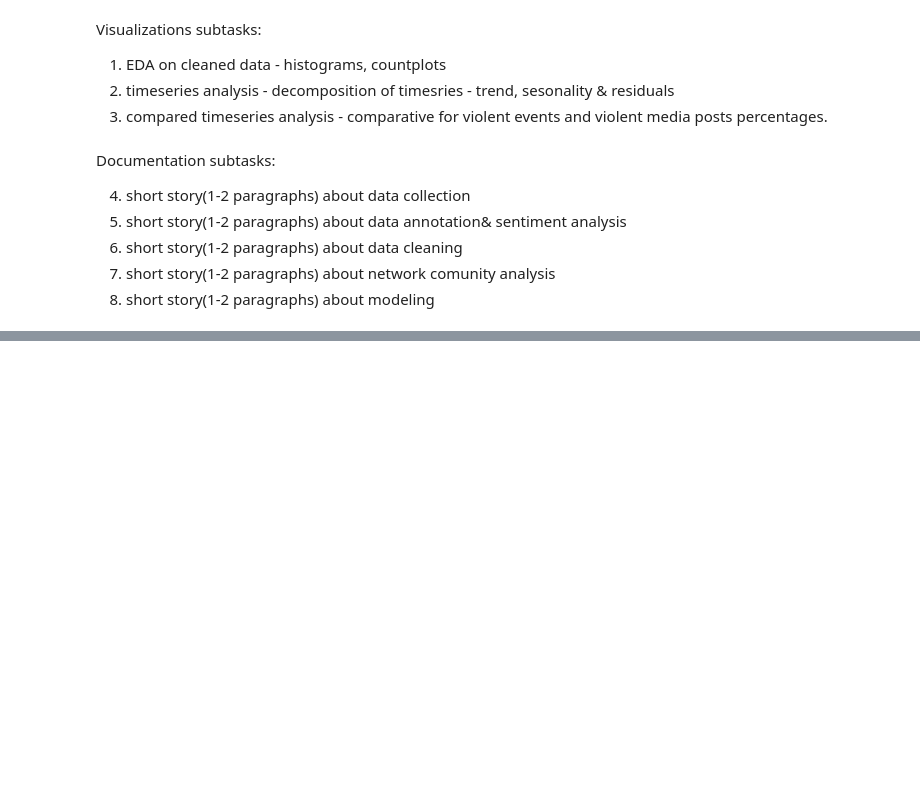
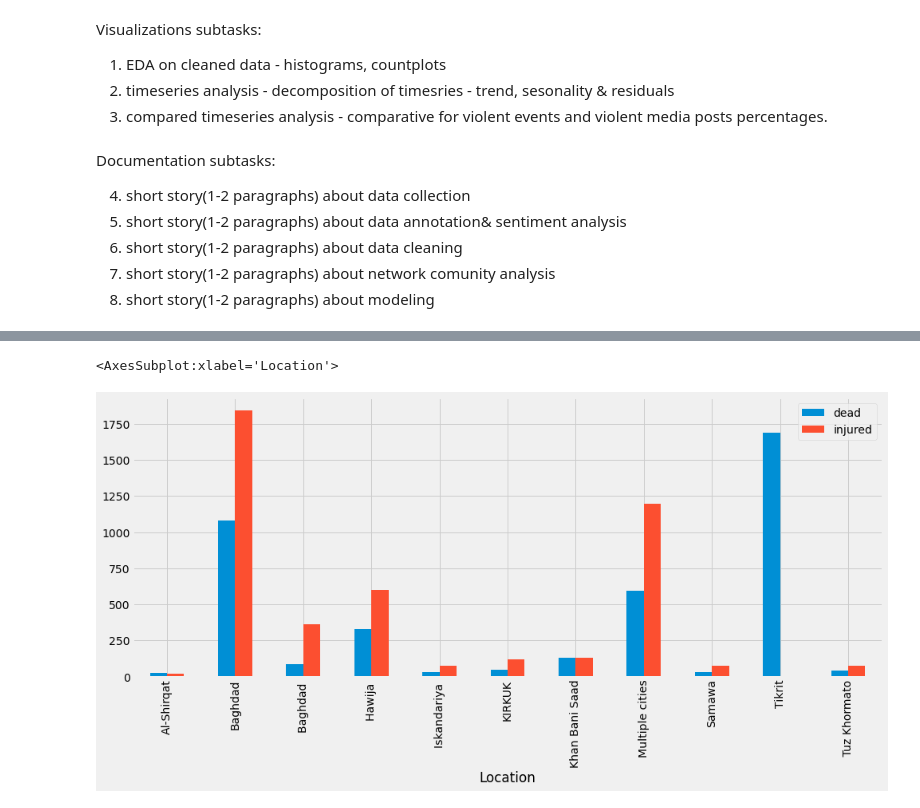
Before and after one commit to OmdenaAI/omdena-iraq-gun-violence, a Jupyter notebook: src/tasks/task-6-data-visualization-documentation/code/Razvan - Visualizations practice.ipynb, the cells around one changed output, grey strips where cells are left out. Drawn from its saved outputs; the diff is of its cells as text; code cells hidden in the pictures; blank space fills up the shorter version.

```diff
--- a/src/tasks/task-6-data-visualization-documentation/code/Razvan - Visualizations practice.ipynb
+++ b/src/tasks/task-6-data-visualization-documentation/code/Razvan - Visualizations practice.ipynb
@@ -36,0 +157,5 @@ Documentation subtasks:
+# %%
+attacks_df.groupby('Location').sum().plot(kind = 'bar')
+# %% [output]
+<AxesSubplot:xlabel='Location'>
+[figure, added]
```
Also changed, not shown: parts of 9 cells of this notebook, 2 other files.
